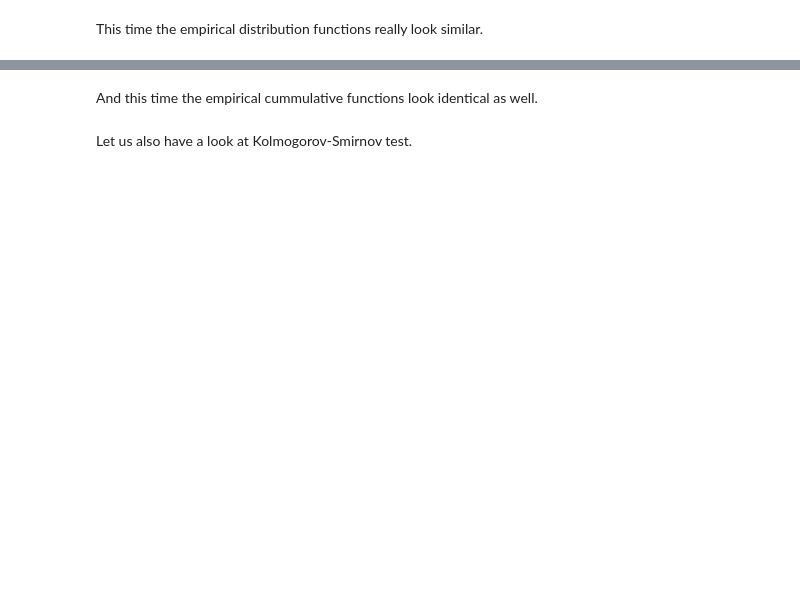
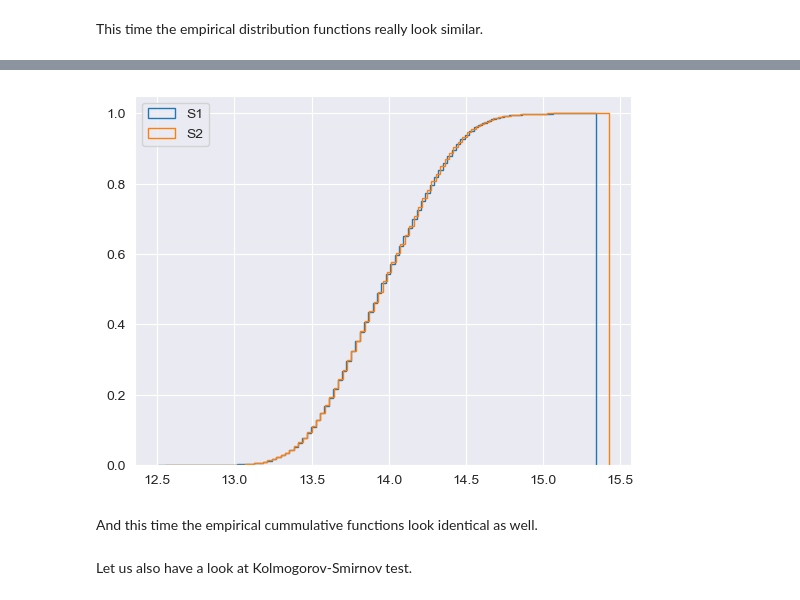
Before and after one commit to dmika1234/ml_uwr_22, a Jupyter notebook: Assignments/Assignment2.ipynb, the cells around one changed output, grey strips where cells are left out. Cells and saved outputs as stored; diff of their text form; code cells hidden in the pictures; blank space fills up the shorter version.

```diff
--- a/Assignments/Assignment2.ipynb
+++ b/Assignments/Assignment2.ipynb
@@ -273,3 +268,10 @@ This time the empirical distribution functions really look similar.
+# %%
+plt.hist(S1, 100, density=True, histtype='step', label='S1', cumulative=1)
+plt.hist(S2, 100, density=True, histtype='step', label='S2', cumulative=1)
+plt.legend(loc=2)
+plt.show()
+# %% [output]
+[figure, added]
 # %% [markdown]
 And this time the empirical cummulative functions look identical as well.
 # %% [markdown]
```
Also changed, not shown: parts of 14 cells of this notebook.
